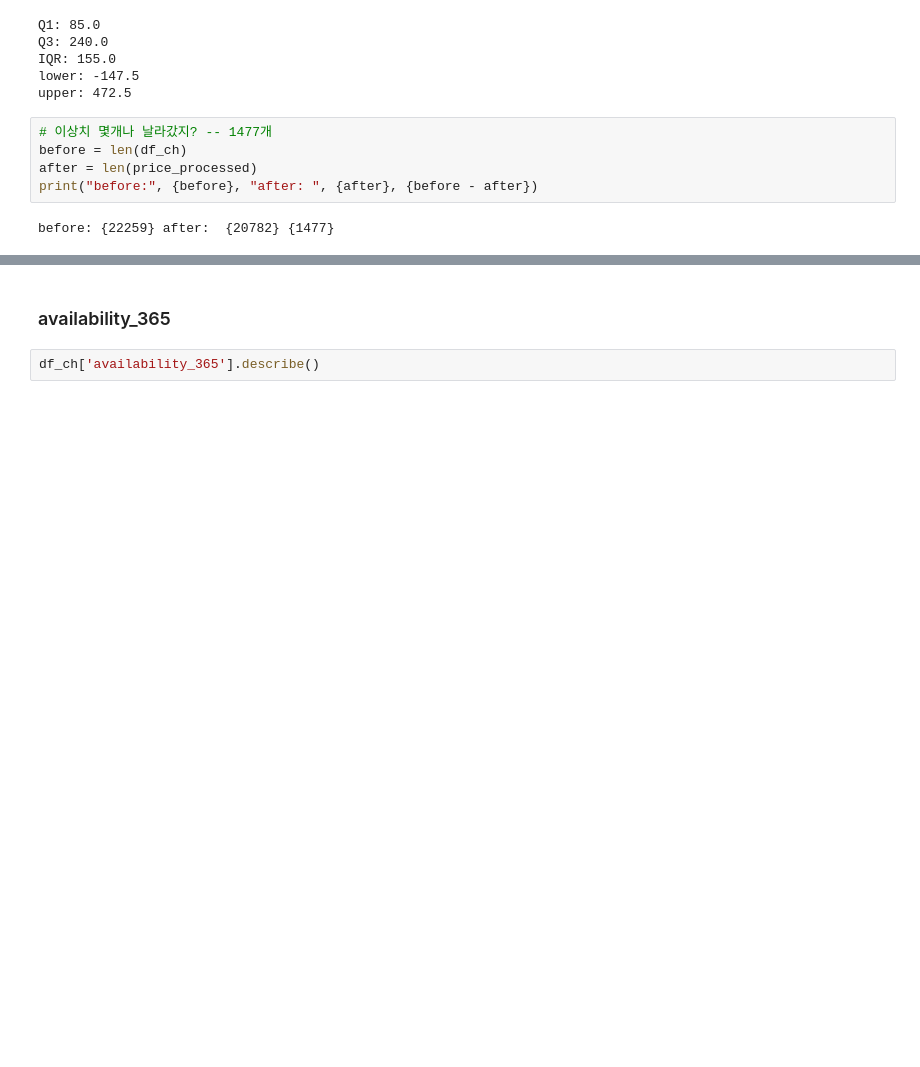
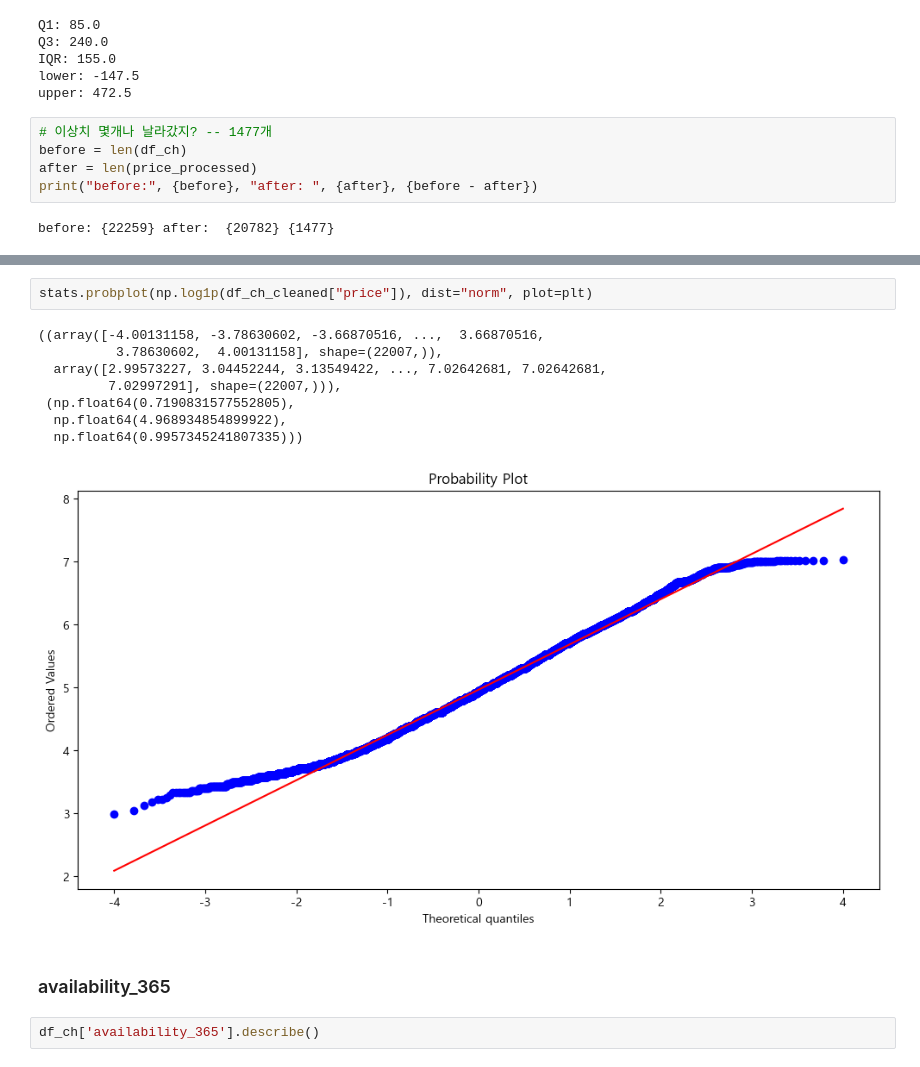
Before and after one commit to KyungminChang/data-analysis-project-BBB, a Jupyter notebook: 01_preprocessiong.ipynb, the cells around one changed output, grey strips where cells are left out. Cells and saved outputs as stored; diff of their text form; blank space fills up the shorter version.

```diff
--- a/01_preprocessiong.ipynb
+++ b/01_preprocessiong.ipynb
@@ -1252,3 +1324,14 @@ df_ch
+# %%
+stats.probplot(np.log1p(df_ch_cleaned["price"]), dist="norm", plot=plt)
+# %% [output]
+((array([-4.00131158, -3.78630602, -3.66870516, ...,  3.66870516,
+          3.78630602,  4.00131158], shape=(22007,)),
+  array([2.99573227, 3.04452244, 3.13549422, ..., 7.02642681, 7.02642681,
+         7.02997291], shape=(22007,))),
+ (np.float64(0.7190831577552805),
+  np.float64(4.968934854899922),
+  np.float64(0.9957345241807335)))
+[figure, added]
 # %% [markdown]
 ### availability_365
 # %%
```
Also changed, not shown: parts of 15 cells of this notebook.
